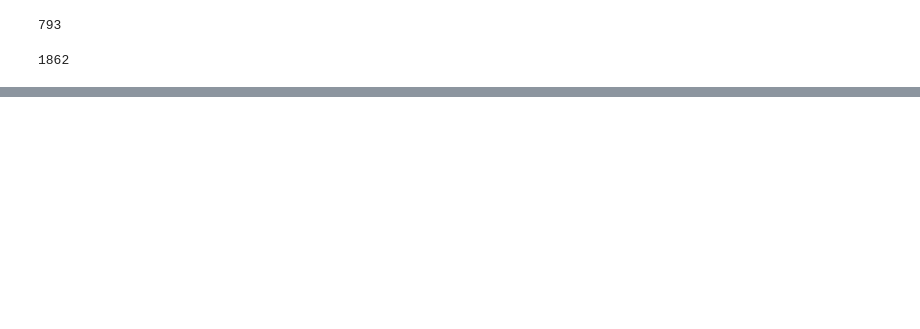
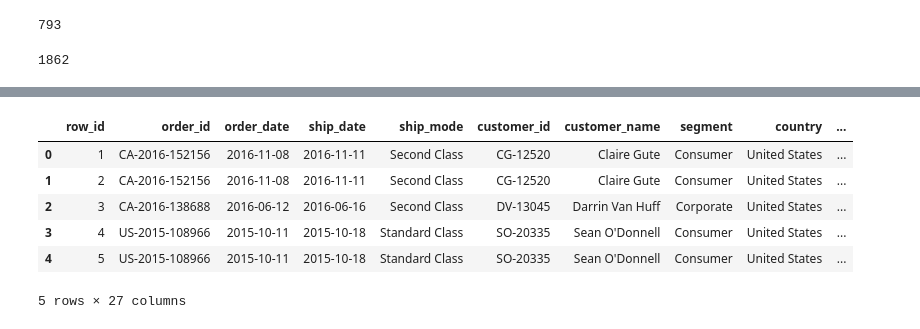
Before and after one commit to Yashoda07/retail-analytics-and-insights-platform, a Jupyter notebook: python_notebooks/01_data_understanding.ipynb, the cells around one changed output, grey strips where cells are left out. Drawn from its saved outputs; the diff is of its cells as text; code cells hidden in the pictures; blank space fills up the shorter version.

```diff
--- a/python_notebooks/01_data_understanding.ipynb
+++ b/python_notebooks/01_data_understanding.ipynb
@@ -129,0 +311,5 @@ df['Product ID'].nunique()
+# %%
+# extra column - 3, order_year
+
+# calculating the order year for each order
+df["order_year"] = df["order_date"].dt.year
@@ -129,0 +328,5 @@ df['Product ID'].nunique()
+# %%
+# extra column - 4, order_month
+
+# calculating the order month for each order
+df["order_month"] = df["order_date"].dt.month_name()
@@ -129,0 +341,5 @@ df['Product ID'].nunique()
+# %%
+# extra column - 5, order_quarter
+
+# calculating the order quarter for each order
+df["order_quarter"] = df["order_date"].dt.quarter
@@ -129,0 +358,5 @@ df['Product ID'].nunique()
+# %%
+# extra column - 6, order_weekday
+
+# calculating the order weekday for each order
+df["order_weekday"] = df["order_date"].dt.day_name()
@@ -129,0 +401,10 @@ df['Product ID'].nunique()
+# %%
+df.head()
+# %% [output]
+|  | row_id | order_id | order_date | ship_date | ship_mode | customer_id | customer_name | segment | country | ... |
+| 0 | 1 | CA-2016-152156 | 2016-11-08 | 2016-11-11 | Second Class | CG-12520 | Claire Gute | Consumer | United States | ... |
+| 1 | 2 | CA-2016-152156 | 2016-11-08 | 2016-11-11 | Second Class | CG-12520 | Claire Gute | Consumer | United States | ... |
+| 2 | 3 | CA-2016-138688 | 2016-06-12 | 2016-06-16 | Second Class | DV-13045 | Darrin Van Huff | Corporate | United States | ... |
+| 3 | 4 | US-2015-108966 | 2015-10-11 | 2015-10-18 | Standard Class | SO-20335 | Sean O'Donnell | Consumer | United States | ... |
+| 4 | 5 | US-2015-108966 | 2015-10-11 | 2015-10-18 | Standard Class | SO-20335 | Sean O'Donnell | Consumer | United States | ... |
+5 rows × 27 columns
```
Also changed, not shown: parts of 27 cells of this notebook, 11 other files.
